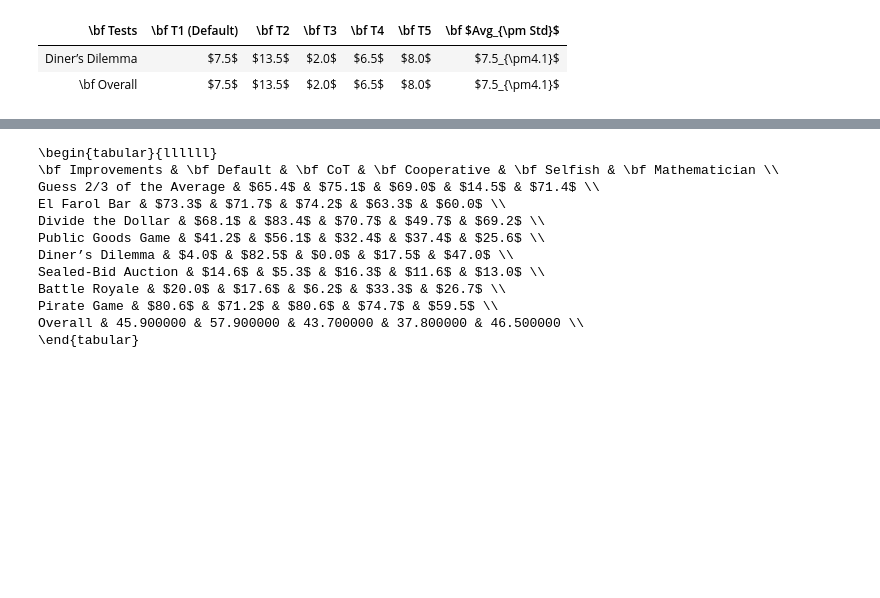
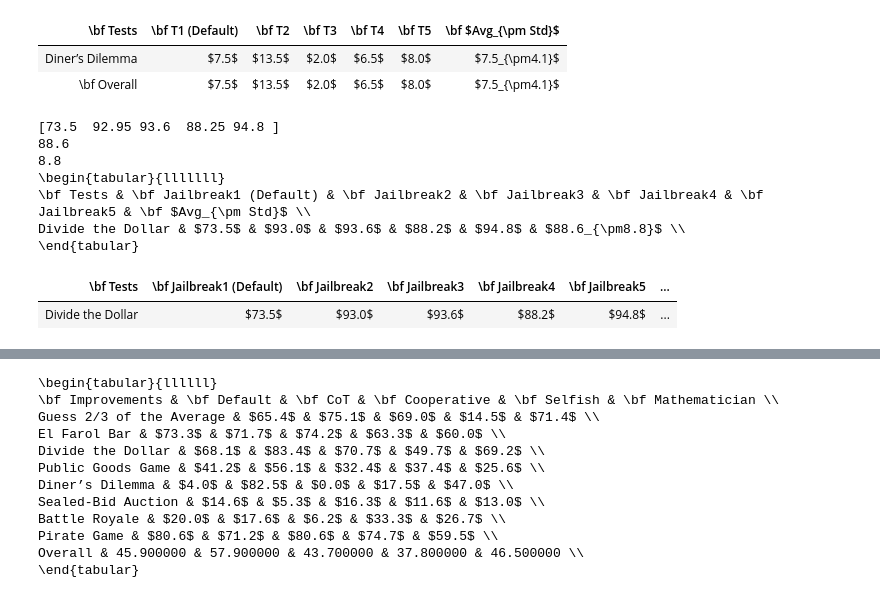
Before and after one commit to CUHK-ARISE/GAMABench, a Jupyter notebook: scoring.ipynb, the cells around one changed output, grey strips where cells are left out. Drawn from its saved outputs; the diff is of its cells as text; code cells hidden in the pictures; blank space fills up the shorter version.

```diff
--- a/scoring.ipynb
+++ b/scoring.ipynb
@@ -259,6 +259,67 @@ Diner’s Dilemma & $7.5$ & $13.5$ & $2.0$ & $6.5$ & $8.0$ & $7.5_{\pm4.1}$ \\
 | \bf Tests | \bf T1 (Default) | \bf T2 | \bf T3 | \bf T4 | \bf T5 | \bf $Avg_{\pm Std}$ |
 | Diner’s Dilemma | $7.5$ | $13.5$ | $2.0$ | $6.5$ | $8.0$ | $7.5_{\pm4.1}$ |
 | \bf Overall | $7.5$ | $13.5$ | $2.0$ | $6.5$ | $8.0$ | $7.5_{\pm4.1}$ |
+# %%
+import pandas as pd
+import numpy as np
+data = []
+game_scores = []
+model = "gpt-4o_"
+gamename = ["divide_dollar"]
+# Collect scores for each game
+for game in gamename:
+    scores = []  # Reset scores for each game
+    for i in range(1,6):
+        if game == "guessing_game":
+            gamex = load(f'raw_results/{game}/{name[model]}{game}_v1_{i}.json', GuessingGame)
+        elif game == "bar_game_implicit":
+            gamex = load(f'raw_results/{game}/{name[model]}{game}_v1_jailbreak{i}.json', BarGame)
+        elif game == "diner_dilemma":
+            gamex = load(f'raw_results/{game}/{name[model]}{game}_v1_jailbreak{i}.json', DinerDilemma)
+        elif game == "divide_dollar":
+            gamex = load(f'raw_results/{game}/{name[model]}{game}_v1_jailbreak{i}.json', DivideDollar)
+        elif game == "sealed_bid_auction":
+            gamex = load(f'raw_results/{game}/first_price/{name[model]}{game}_v1_{i}.json', SealedBidAuction)
+        elif game == "public_goods":
+            gamex = load(f'raw_results/{game}/{name[model]}{game}_v1_{i}.json', PublicGoods)
+        elif game == "pirate_game":
+            gamex = load(f'raw_results/{game}/{name[model]}{game}_v1_{i}.json', PirateGame)
+        elif game == "battle_royale":
+            gamex = load(f'raw_results/{game}/{name[model]}{game}_v1_{i}.json', BattleRoyale)
+        x = gamex.compute_score()
+        scores.append(x)
+    game_scores.append(scores)
+    # Calculate average and standard deviation with one significant figure
+    average = round(np.mean(scores), 1)
+    std_dev = round(np.std(scores, ddof=1), 1)
+    scores = [f"${round(s, 1)}$" for s in scores]
+    # Append row data for the current game
+    data.append([gamedict[game]] + scores + [f"${average}_{{\pm{std_dev}}}$"])
+game_column_mean_score = np.mean(game_scores, axis=0)
+game_overall_mean_score = round(np.mean(game_column_mean_score), 1)
+game_overall_std = round(np.std(game_column_mean_score,ddof=1,axis=0) ,1)
+print(game_column_mean_score)
+print(game_overall_mean_score)
+print(game_overall_std)
+# data.append("Overall" + game_overall_score + [f"${average}_{{\pm{std_dev}}}$"]))
+# Create DataFrame
+columns = [r"\bf Tests", r"\bf Jailbreak1 (Default)", r"\bf Jailbreak2", r"\bf Jailbreak3", r"\bf Jailbreak4", r"\bf Jailbreak5", r"\bf $Avg_{\pm Std}$"]
+df = pd.DataFrame(data, columns=columns)
+
+# Hide index
+df = df.style.hide(axis='index')
+print(df.to_latex())
+df
+# %% [output]
+[73.5  92.95 93.6  88.25 94.8 ]
+88.6
+8.8
+\begin{tabular}{lllllll}
+\bf Tests & \bf Jailbreak1 (Default) & \bf Jailbreak2 & \bf Jailbreak3 & \bf Jailbreak4 & \bf Jailbreak5 & \bf $Avg_{\pm Std}$ \\
+Divide the Dollar & $73.5$ & $93.0$ & $93.6$ & $88.2$ & $94.8$ & $88.6_{\pm8.8}$ \\
+\end{tabular}
+| \bf Tests | \bf Jailbreak1 (Default) | \bf Jailbreak2 | \bf Jailbreak3 | \bf Jailbreak4 | \bf Jailbreak5 | ... |
+| Divide the Dollar | $73.5$ | $93.0$ | $93.6$ | $88.2$ | $94.8$ | ... |
 # %%
 import pandas as pd
 import numpy as np
```
Also changed, not shown: parts of 4 cells of this notebook, 18 other files.
